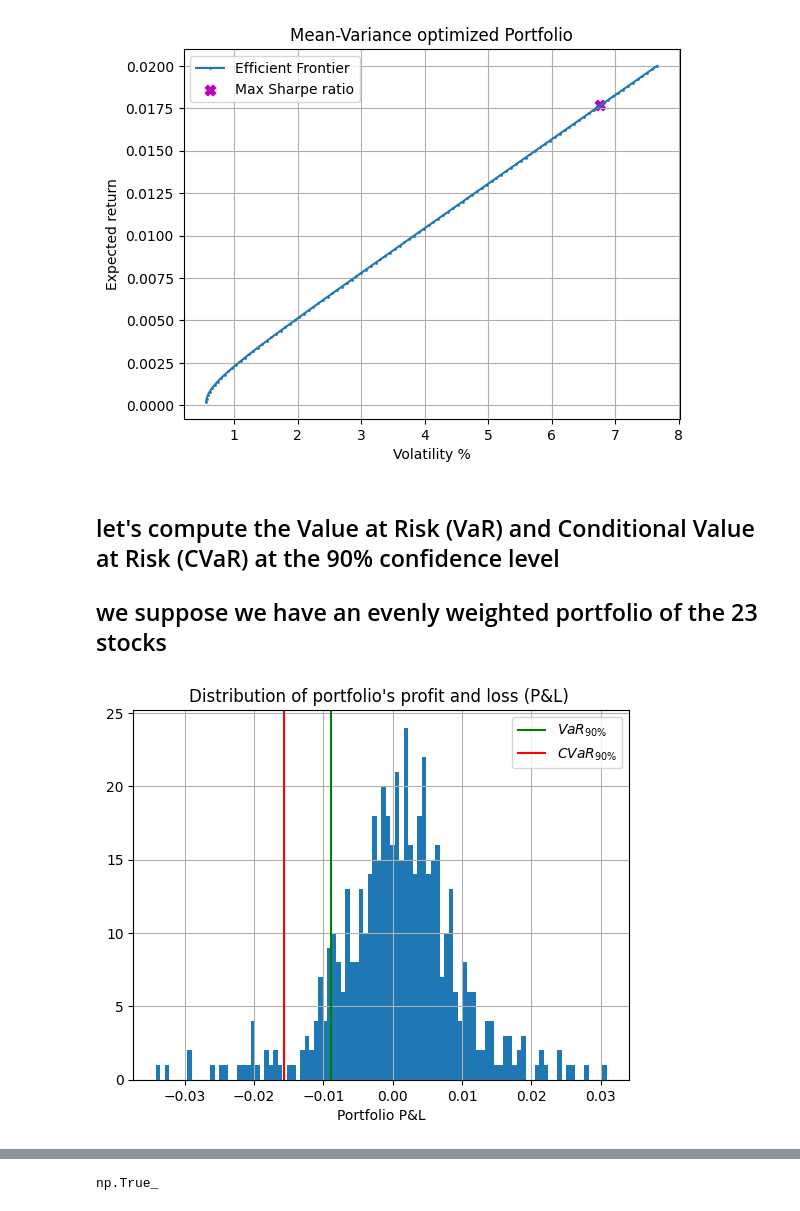
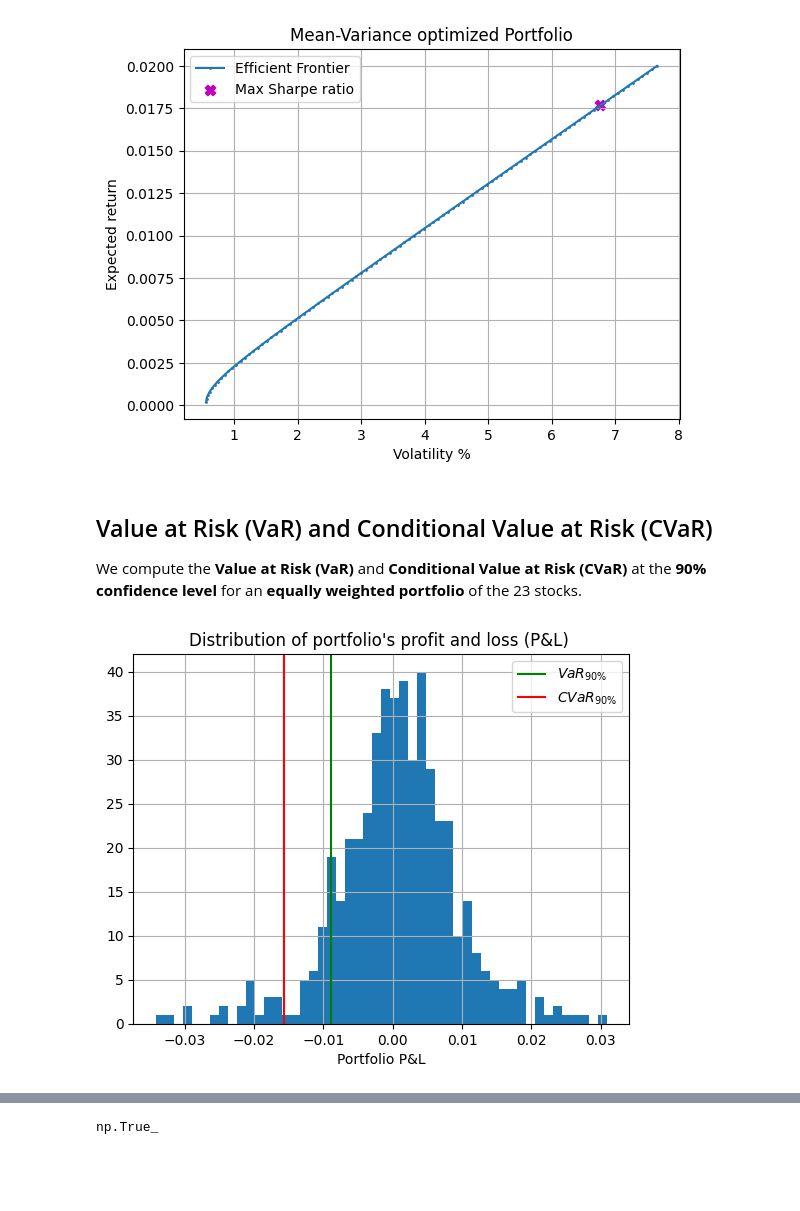
Before and after one commit to conformist89/optim-methods-asset-in-management, a Jupyter notebook: optim-intervace.ipynb, the cells around one changed output, grey strips where cells are left out. Saved outputs shown, nothing was run; the diff lists cells and outputs as text; code cells hidden in the pictures; blank space fills up the shorter version.

```diff
--- a/optim-intervace.ipynb
+++ b/optim-intervace.ipynb
@@ -125,8 +153,9 @@ plot_efficient_frontier(front_returns, mean_return_matrix, cov_matrix, rf)
 # %% [output]
 [figure]
 # %% [markdown]
-## let's compute the Value at Risk (VaR) and Conditional Value at Risk (CVaR) at the 90% confidence level
-## we  suppose we have an evenly weighted portfolio of the 23 stocks
+## Value at Risk (VaR) and Conditional Value at Risk (CVaR)
+
+We compute the **Value at Risk (VaR)** and **Conditional Value at Risk (CVaR)** at the **90% confidence level** for an **equally weighted portfolio** of the 23 stocks.
 # %%
 conf_level = 0.9
 # %%
@@ -136,7 +165,7 @@ var90 = get_var(mean_daily_ret_port, conf_level)
 # %%
 cvar90 = get_cvar(mean_daily_ret_port, conf_level)
 # %%
-plot_var_cvar(mean_daily_ret_port, var90, cvar90, conf_level, 100)
+plot_var_cvar(mean_daily_ret_port, var90, cvar90, conf_level, 50)
 # %% [output]
-[figure, old version]
+[figure, new version]
 # %% [markdown]
```
Also changed, not shown: parts of 18 cells of this notebook.
